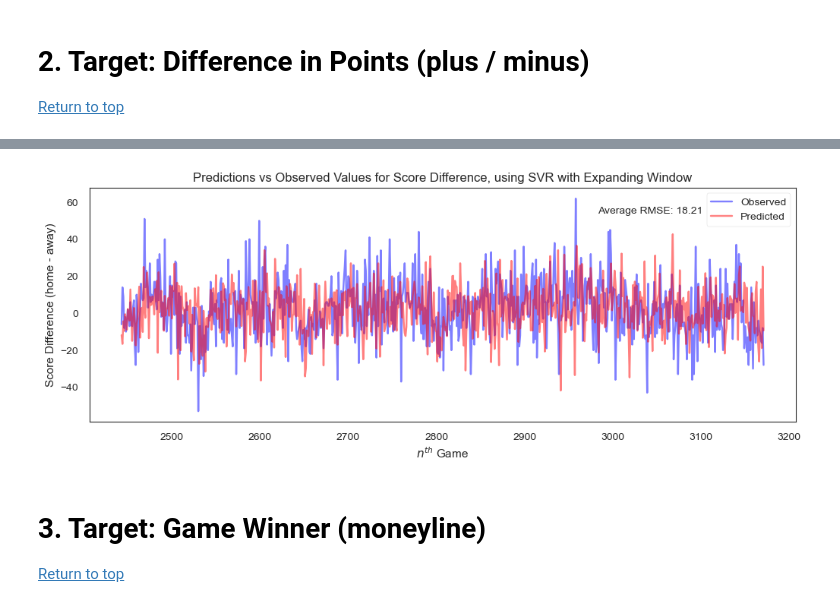
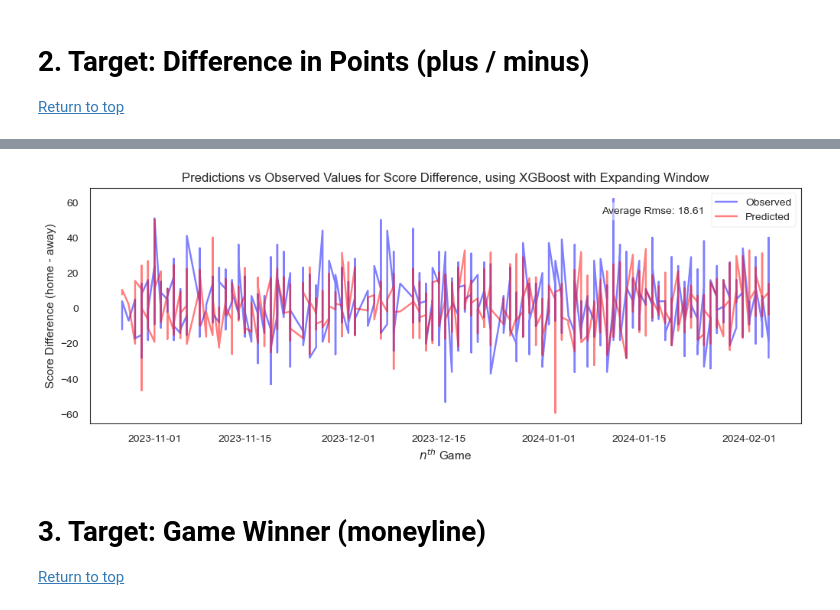
Before and after one commit to stevenworthington/sports_betting, a Jupyter notebook: code/8b_Test_XGB_Basic_Features.ipynb, the cells around one changed output, grey strips where cells are left out. Drawn from its saved outputs; the diff is of its cells as text; code cells hidden in the pictures.

```diff
--- a/code/8b_Test_XGB_Basic_Features.ipynb
+++ b/code/8b_Test_XGB_Basic_Features.ipynb
@@ -280,28 +271,16 @@ Regression Metrics:
 # %%
-# set end_index based on whether an expansion_limit is specified
-if expansion_limit is not None:
-    end_index = initial_train_size + expansion_limit * test_size
-else:
-    # use the length of model_outputs to determine end_index when no limit is specified
-    end_index = initial_train_size + len(model_outputs) * test_size
-
-# adjust the observed_values slice accordingly
-observed_values = df[target_col][initial_train_size:end_index]
-# ensure lengths are the same (for sanity check)
-assert len(model_outputs) == len(observed_values), "Length mismatch between predictions and observed values."
-
-# plot
-plt.figure(figsize=(12, 4))
-plt.plot(observed_values.index, observed_values, label='Observed', color='blue', alpha=0.5)
-plt.plot(observed_values.index, model_outputs, label='Predicted', color='red', alpha=0.5)
-plt.title('Predictions vs Observed Values for Score Difference, using SVR with Expanding Window')
-plt.xlabel(r'$n^{th}$ Game')
-plt.ylabel('Score Difference (home - away)')
-plt.text(x=0.72, y=0.92, s=f"Average RMSE: {metrics['average_rmse']:.2f}", transform=plt.gca().transAxes,
-         ha='left', va='top', bbox=dict(facecolor='white', alpha=0.5))
-plt.legend();
+utl.plot_model_performance(
+    title='Predictions vs Observed Values for Score Difference, using XGBoost with Expanding Window',
+    y_label='Score Difference (home - away)',
+    metric_key='average_rmse',
+    metrics=metrics,
+    df=df,
+    model_outputs=model_outputs,
+    target_col=target_col,
+    initial_train_size=initial_train_size
+)
 # %% [output]
-[figure, old version]
+[figure, new version]
 # %% [markdown]
 <a name="3.-Target:-Game-Winner-(moneyline)"></a>
 # 3. Target: Game Winner (moneyline)
```
Also changed, not shown: parts of 14 cells of this notebook, 9 other files.
